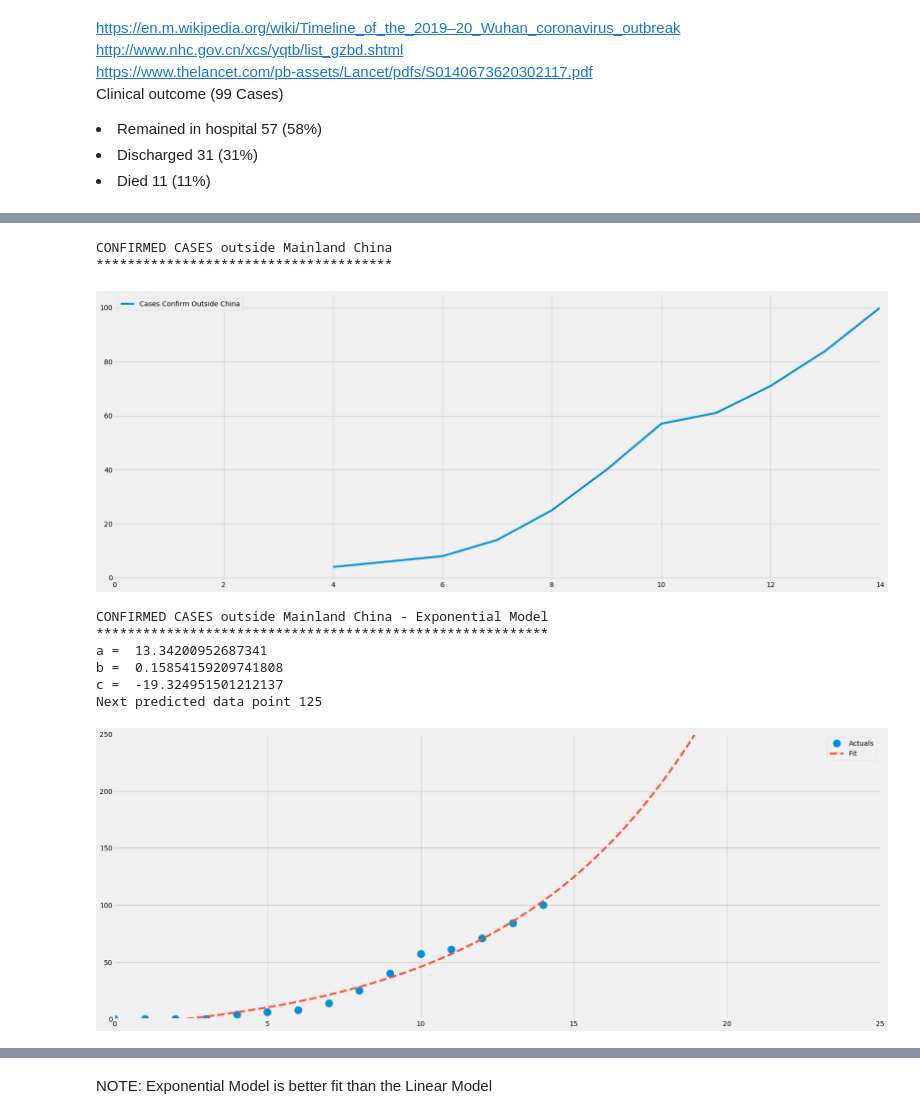
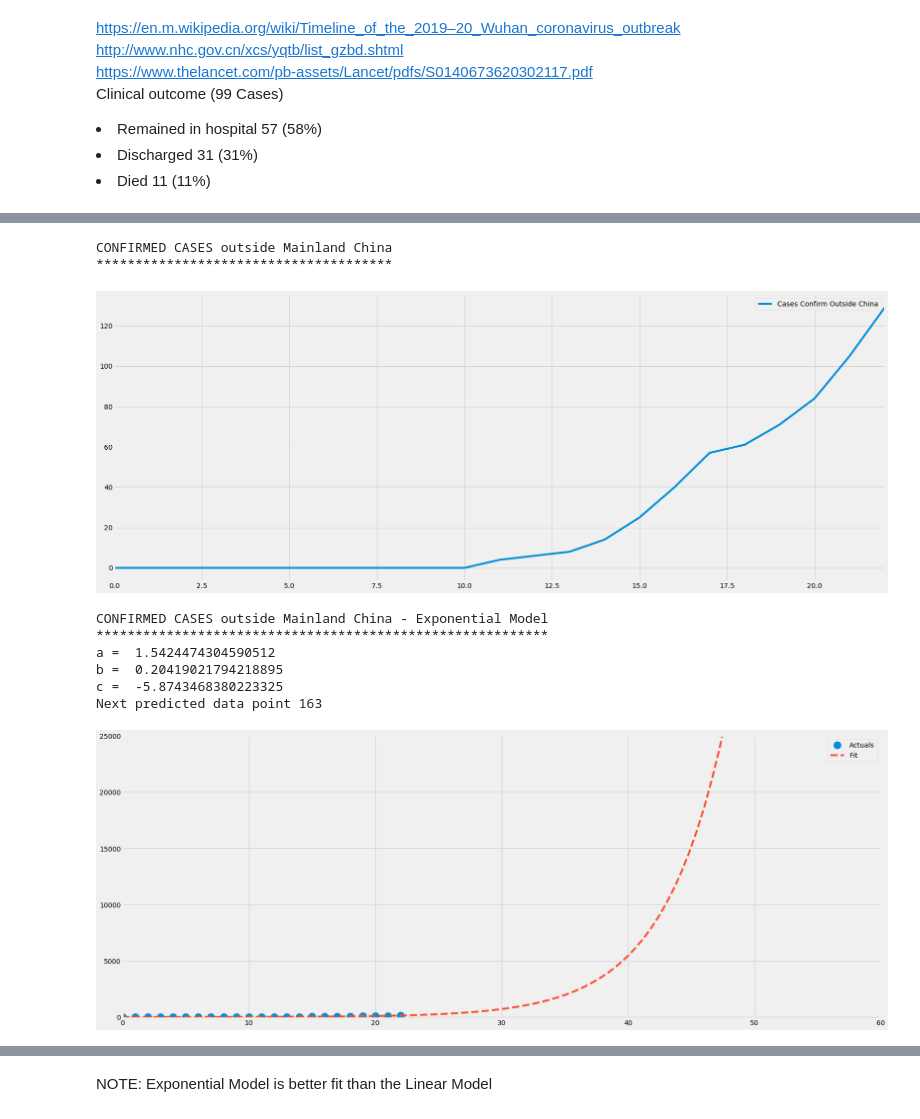
Before and after one commit to smtexas99/ncov19, a Jupyter notebook: ncov2019.ipynb, the cells around one changed output, grey strips where cells are left out. Saved outputs shown, nothing was run; the diff lists cells and outputs as text; code cells hidden in the pictures.

```diff
--- a/ncov2019.ipynb
+++ b/ncov2019.ipynb
@@ -70,0 +54,3 @@ df.plot()
+# %%
+df=df_xls.fillna(0)
+df
@@ -94,7 +99,7 @@ def exponential_fit(x, a, b, c):
 def linear_fit(x, m, c):
     return (m*x) + c
 # %%
-def proj(dat, no, d=75000):
+def proj(dat, no, d=10000000):
     n=no
     data = dat
     y=np.array(dat)
@@ -111,9 +116,10 @@ def proj(dat, no, d=75000):
     print('Next predicted data point {:,.0f}'.format(exponential_fit(n, a, b, c)))
 
     #Plot Curve Fit with Data
+    rcParams['figure.figsize'] = 25,10
     x_min = 0
-    x_max = 25
-    y_min = 0
+    x_max = 60
+    y_min = -100
     y_max = d
     x_fit = np.linspace(x_min, x_max, 100)
     plt.plot(x, y, 'o', markersize = 15, label = 'Actuals')
@@ -148,22 +195,22 @@ plt.show()
 # %% [output]
 CONFIRMED CASES outside Mainland China
 **************************************
-[figure, old version]
+[figure, new version]
 # %%
 df_cco=df_cco.fillna(0)
 # %%
 # test_data = 1
 points = 0
 length = df_cco.count()
 n = length - points
 print('CONFIRMED CASES outside Mainland China - Exponential Model')
 print('**********************************************************')
-proj(df_cco,n,250)
+proj(df_cco,n,25000)
 # %% [output]
 CONFIRMED CASES outside Mainland China - Exponential Model
 **********************************************************
-a =  13.34200952687341
-b =  0.15854159209741808
-c =  -19.324951501212137
-Next predicted data point 125
+a =  1.5424474304590512
+b =  0.20419021794218895
+c =  -5.8743468380223325
+Next predicted data point 163
-[figure, old version]
+[figure, new version]
```
Also changed, not shown: parts of 20 cells of this notebook.
